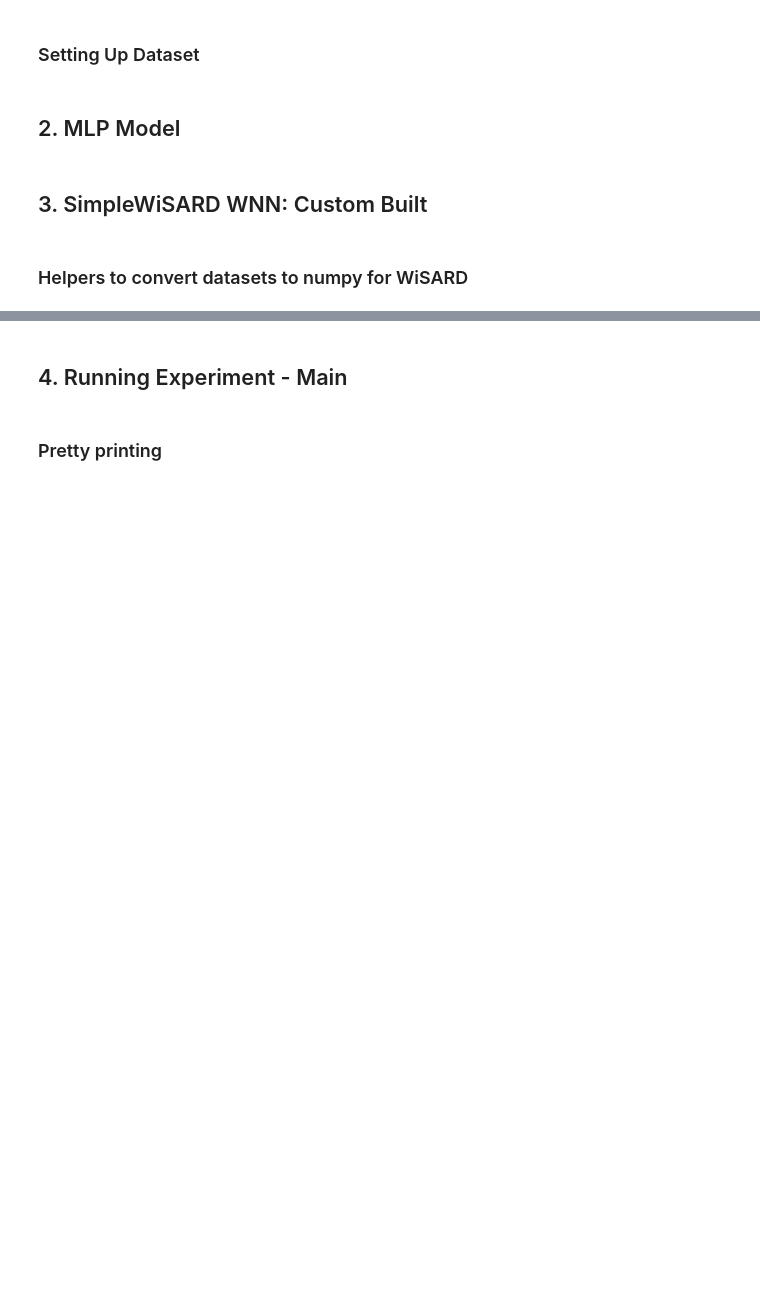
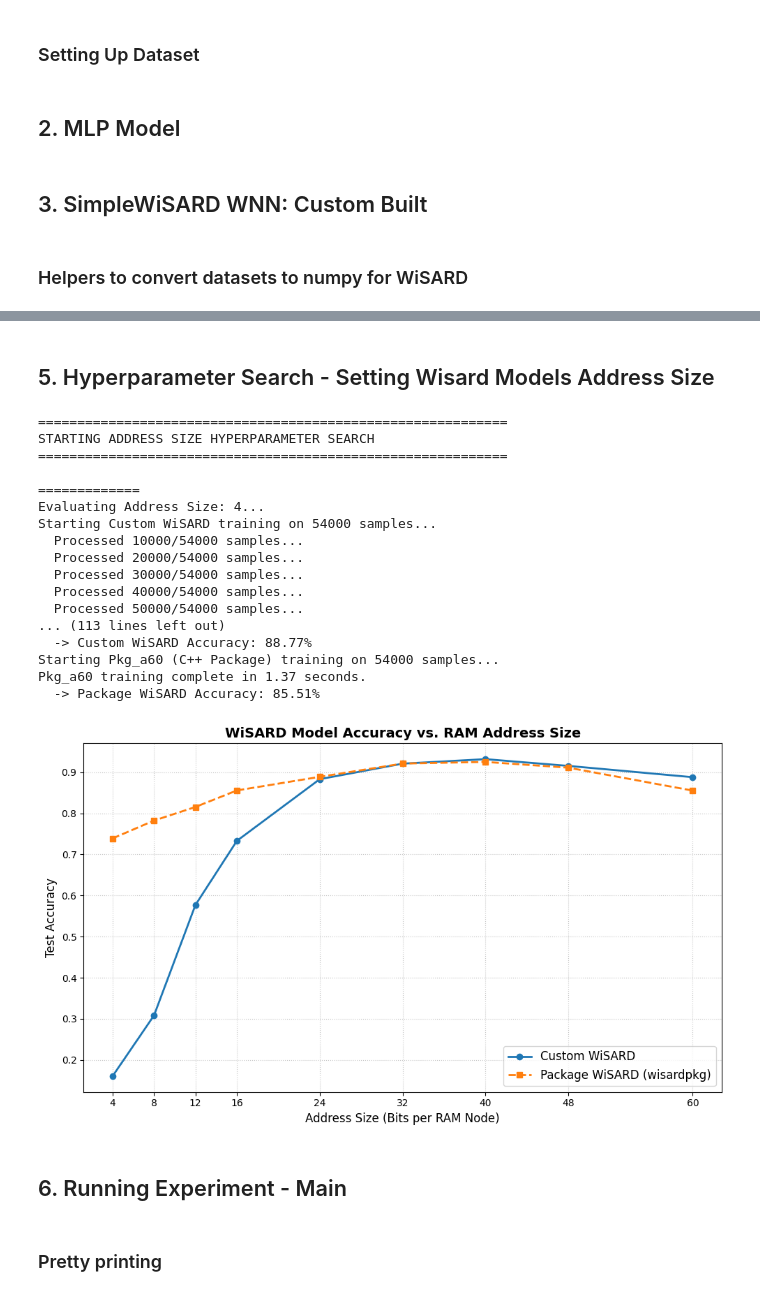
Before and after one commit to mdbromhal/MLP_vs_WNN_MNIST, a Jupyter notebook: WNN_MLP_Comparison.ipynb, the cells around one changed output, grey strips where cells are left out. Cells and saved outputs as stored; diff of their text form; code cells hidden in the pictures; blank space fills up the shorter version.

Commit message:
adding addr searching & seed averaging

```diff
--- a/WNN_MLP_Comparison.ipynb
+++ b/WNN_MLP_Comparison.ipynb
@@ -75,8 +97,10 @@ ADDRESS_SIZE = 8
 # %% [markdown]
 ### Setting Up Dataset
 # %%
-def get_mnist_datasets():
+def get_mnist_datasets(seed=42):
     """
+    Params:
+        seed: for reproducibility
     Returns:
         train_gray, val_gray, test_gray
         train_bin,  val_bin,  test_bin
@@ -124,13 +148,13 @@ def get_mnist_datasets():
     train_gray, val_gray = random_split(
         full_train_gray,
         [train_size, val_size],
-        generator=torch.Generator().manual_seed(SEED)
+        generator=torch.Generator().manual_seed(seed)
     )
 
     train_bin, val_bin = random_split(
         full_train_bin,
         [train_size, val_size],
-        generator=torch.Generator().manual_seed(SEED)
+        generator=torch.Generator().manual_seed(seed)
     )
 
     return train_gray, val_gray, test_gray, train_bin, val_bin, test_bin
@@ -490,32 +505,0 @@ y_test = test_set.targets.numpy()
-# %%
-# Implement WiSARD
-
-# Define parameters
-addressSize = 10 # How many bits / RAM neuron
-bleaching = True # Handles ties bw classes
-
-# Initialize model
-wnn_wisard = wnn.Wisard(addressSize, bleachingActivated=bleaching)
-
-# Training - one pass, no backprop
-print("Training WiSARD...")
-start_time = time.time()
-wnn_wisard.train(X_train, y_train)
-training_time = time.time() - start_time
-
-# Classification / testing
-print("Testing WiSARD...")
-precictions = wnn_wisard.classify(X_test)
-# %%
-# wisardpkg returns string labels, so convert to int
-y_pred = np.array([int(p) for p in precictions])
-
-# Accuracy
-accuracy = np.mean(y_pred == y_test)
-print(f"WiSARD Accuracy: {accuracy * 100:.2f}%")
-# %%
-test_acc = accuracy_score(y_test, y_pred)
-macro_prec, macro_rec, macro_f1, _ = precision_recall_fscore_support(y_test, y_pred, average='macro')
-
-class_report = classification_report(y_test, y_pred, digits=4)
-conf_matrix = confusion_matrix(y_test, y_pred)
@@ -537,0 +566,2 @@ print(conf_matrix)
+# %% [markdown]
+## 5. Hyperparameter Search - Setting Wisard Models Address Size
@@ -538,4 +629,26 @@ print(conf_matrix)
+# %%
+# Finding best address size for wisard models
+search_address_size()
+# %% [output]
+============================================================
+STARTING ADDRESS SIZE HYPERPARAMETER SEARCH
+============================================================
+
+=============
+Evaluating Address Size: 4...
+Starting Custom WiSARD training on 54000 samples...
+  Processed 10000/54000 samples...
+  Processed 20000/54000 samples...
+  Processed 30000/54000 samples...
+  Processed 40000/54000 samples...
+  Processed 50000/54000 samples...
+... (113 lines left out)
+  -> Custom WiSARD Accuracy: 88.77%
+Starting Pkg_a60 (C++ Package) training on 54000 samples...
+Pkg_a60 training complete in 1.37 seconds.
+  -> Package WiSARD Accuracy: 85.51%
+[figure, added]
 # %% [markdown]
-## 4. Running Experiment - Main
+## 6. Running Experiment - Main
 # %% [markdown]
 ### Pretty printing
```
Also changed, not shown: parts of 17 cells of this notebook.
